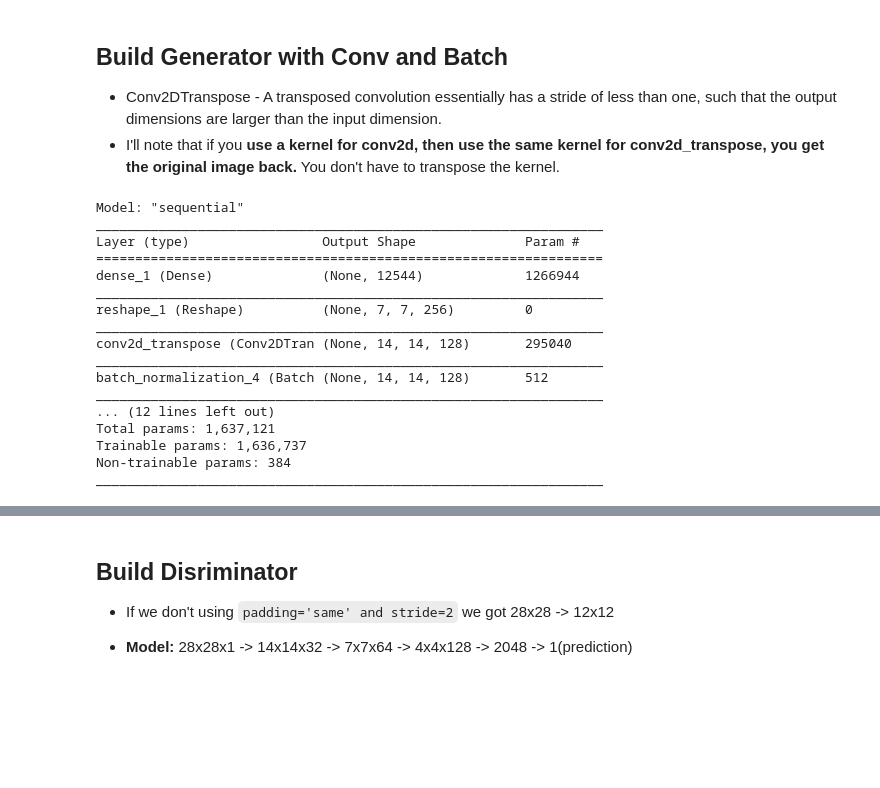
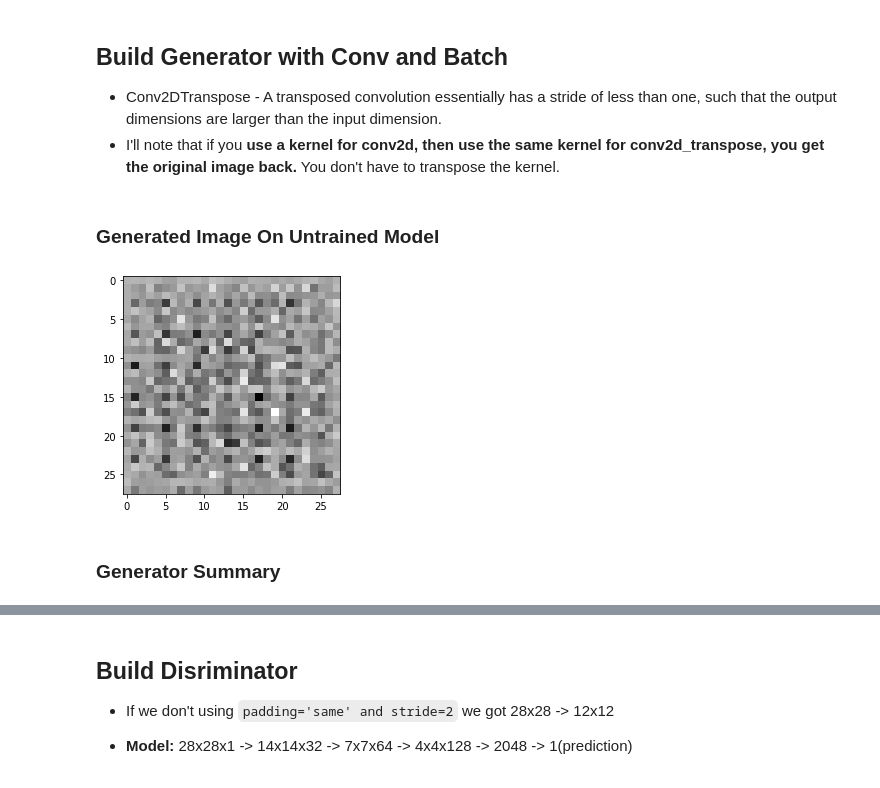
Before and after one commit to Vakurin/GANs, a Jupyter notebook: Second_GAN_DCGAN(Deep_Convolution).ipynb, the cells around one changed output, grey strips where cells are left out. Drawn from its saved outputs; the diff is of its cells as text; code cells hidden in the pictures; blank space fills up the shorter version.

```diff
--- a/Second_GAN_DCGAN(Deep_Convolution).ipynb
+++ b/Second_GAN_DCGAN(Deep_Convolution).ipynb
@@ -35,10 +34,0 @@ import numpy as np
-# %%
-img_rows = 28
-img_cols = 28
-channels = 1
-
-# Input image dimensions
-img_shape = (img_rows, img_cols, channels)
-
-# Size of the noise vector, used as input to the Generator
-z_dim = 100
@@ -47,28 +39,30 @@ z_dim = 100
 * Conv2DTranspose - A transposed convolution essentially has a stride of less than one, such that the output dimensions are larger than the input dimension.
 * I'll note that if you **use a kernel for conv2d, then use the same kernel for conv2d_transpose, you get the original image back.** You don't have to transpose the kernel.
 # %%
-def model_generator(z_dim):
+def model_generator(z_dim=100):
 
   model = keras.models.Sequential(name='Generator')
 
   # Take a random noisy vector and reshape it in Tensor
-  model.add(keras.layers.Dense(256 * 7 * 7, input_dim=z_dim))
+  model.add(keras.layers.Dense(256 * 7 * 7, use_bias=False, input_shape=(z_dim, )))
+  model.add(keras.layers.BatchNormalization())
+  model.add(keras.layers.LeakyReLU(alpha=0.01))
   model.add(keras.layers.Reshape((7, 7, 256)))
+  assert model.output_shape == (None, 7, 7, 256)
 
-  # 7x7x256 (Conv2D with stride=2) -> 14x14x128
-  model.add(keras.layers.Conv2DTranspose(128, kernel_size=3, strides=2, padding='same', name='First_Conv2DTrans'))
+  # 7x7x256 (Conv2D with stride=1) -> 7x7x128
+  model.add(keras.layers.Conv2DTranspose(128, kernel_size=(5, 5), use_bias=False, strides=1, padding='same', name='First_Conv2DTrans'))
+  assert model.output_shape == (None, 7, 7, 128)
   model.add(keras.layers.BatchNormalization())
-  # We used leakyRelu for activation function, it's makes a small negative gradient
   model.add(keras.layers.LeakyReLU(alpha=0.01))
 
   # Conv2D With Stride 1 Make a same height and width  14x14x128 -> 14x14x64
-  model.add(keras.layers.Conv2DTranspose(64, kernel_size=3, strides=1, padding='same', name='SecondConv2DTrans'))
+  model.add(keras.layers.Conv2DTranspose(64, kernel_size=(5, 5), use_bias=False, strides=2, padding='same', name='SecondConv2DTrans'))
   model.add(keras.layers.BatchNormalization())
   model.add(keras.layers.LeakyReLU(alpha=0.01))
 
   # 14x14x64 -> 28x28x1
-  model.add(keras.layers.Conv2DTranspose(1, kernel_size=3, strides=2, padding='same', name='ThirdConv2DTrans'))
-  model.add(keras.layers.Activation('tanh', name='Output_Tanh'))
-
+  model.add(keras.layers.Conv2DTranspose(1, kernel_size=(5, 5), strides=2, use_bias=False, padding='same', activation='tanh', name='Conv2D'))
+  assert model.output_shape == (None, 28, 28, 1)
 
   return model
@@ -109,20 +69,13 @@ def build_generator(z_dim):
-# %%
-build_generator(z_dim=z_dim).summary()
-# %% [output]
-Model: "sequential"
-_________________________________________________________________
-Layer (type)                 Output Shape              Param #
-=================================================================
-dense_1 (Dense)              (None, 12544)             1266944
-_________________________________________________________________
-reshape_1 (Reshape)          (None, 7, 7, 256)         0
-_________________________________________________________________
-conv2d_transpose (Conv2DTran (None, 14, 14, 128)       295040
-_________________________________________________________________
-batch_normalization_4 (Batch (None, 14, 14, 128)       512
-_________________________________________________________________
-... (12 lines left out)
-Total params: 1,637,121
-Trainable params: 1,636,737
-Non-trainable params: 384
-_________________________________________________________________
+# %% [markdown]
+### Generated Image On Untrained Model
+# %%
+generator = model_generator()
+
+noise = tf.random.normal([1, 100])
+generated_image = generator(noise, training=False)
+
+plt.imshow(generated_image[0, :, :, 0], cmap='gray');
+# %% [output]
+[figure, added]
+# %% [markdown]
+### Generator Summary
```
Also changed, not shown: parts of 54 cells of this notebook.
